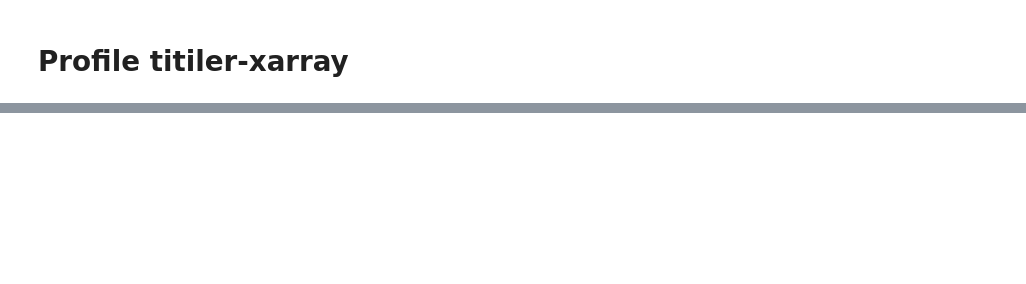
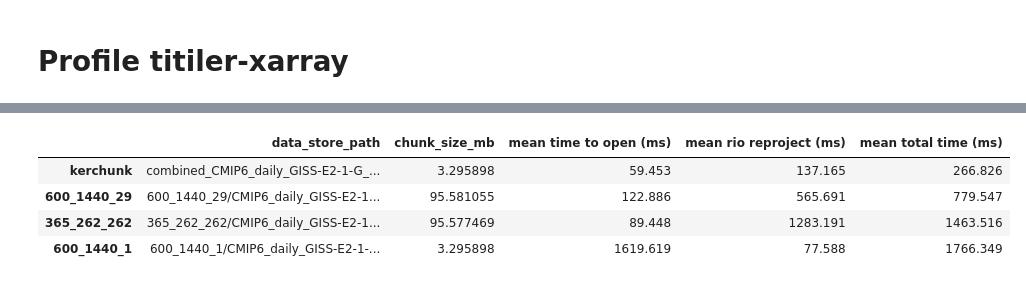
Before and after one commit to developmentseed/tile-benchmarking, a Jupyter notebook: profiling/profile.ipynb, the cells around one changed output, grey strips where cells are left out. Saved outputs shown, nothing was run; the diff lists cells and outputs as text; code cells hidden in the pictures; blank space fills up the shorter version.

```diff
--- a/profiling/profile.ipynb
+++ b/profiling/profile.ipynb
@@ -225,0 +205,49 @@ results_df
+# %%
+niters = 10
+
+for dataset in results_df.keys():
+    data_store_path = results_df[dataset]['data_store_path']
+    data_store_url = f"s3://{bucket}/{data_store_path}"
+    reference = False
+    if dataset == 'kerchunk':
+        reference = True
+
+    ds = zarr_reader.xarray_open_dataset(data_store_url, anon=False, reference=reference)
+
+    dask_array = ds[0][variable]
+    chunk_size_bytes = dask_array.dtype.itemsize * dask_array.chunks[0][0] * dask_array.chunks[1][0] * dask_array.chunks[2][0]
+    chunk_size_mb = chunk_size_bytes / (1024 * 1024)
+    results_df[dataset]['chunk_size_mb'] = chunk_size_mb
+    results_df[dataset]['timings'] = {
+        'time to open (ms)': [],
+        'rio reproject (ms)': [],
+        'total time (ms)': [],
+    }
+    timings_results = results_df[dataset]['timings']
+    for iter in range(niters):
+        with Timer() as t:
+            image_and_timings, cprofile = xarray_tile_reader.tile(
+                data_store_url,
+                *xyz_tile,
+                reference=reference,
+                anon=False,
+                variable=variable,
+            )
+        total_time = round(t.elapsed * 1000, 2)
+
+        timings = image_and_timings[1]
+        timings_results['time to open (ms)'].append(timings['time_to_open']),
+        timings_results['rio reproject (ms)'].append(timings['rio.reproject']),
+        timings_results['total time (ms)'].append(total_time)
+    results_df[dataset]['mean time to open (ms)'] = np.mean(timings_results['time to open (ms)'])
+    results_df[dataset]['mean rio reproject (ms)'] = np.mean(timings_results['rio reproject (ms)'])
+    results_df[dataset]['mean total time (ms)'] = np.mean(timings_results['total time (ms)'])
+# %%
+df = pd.DataFrame.from_dict(results_df, orient='index')
+df.drop(columns=['timings']).sort_values('mean total time (ms)')
+# %% [output]
+|  | data_store_path | chunk_size_mb | mean time to open (ms) | mean rio reproject (ms) | mean total time (ms) |
+| kerchunk | combined_CMIP6_daily_GISS-E2-1-G_... | 3.295898 | 59.453 | 137.165 | 266.826 |
+| 600_1440_29 | 600_1440_29/CMIP6_daily_GISS-E2-1... | 95.581055 | 122.886 | 565.691 | 779.547 |
+| 365_262_262 | 365_262_262/CMIP6_daily_GISS-E2-1... | 95.577469 | 89.448 | 1283.191 | 1463.516 |
+| 600_1440_1 | 600_1440_1/CMIP6_daily_GISS-E2-1-... | 3.295898 | 1619.619 | 77.588 | 1766.349 |
```
Also changed, not shown: parts of 17 cells of this notebook, 4 other files.
